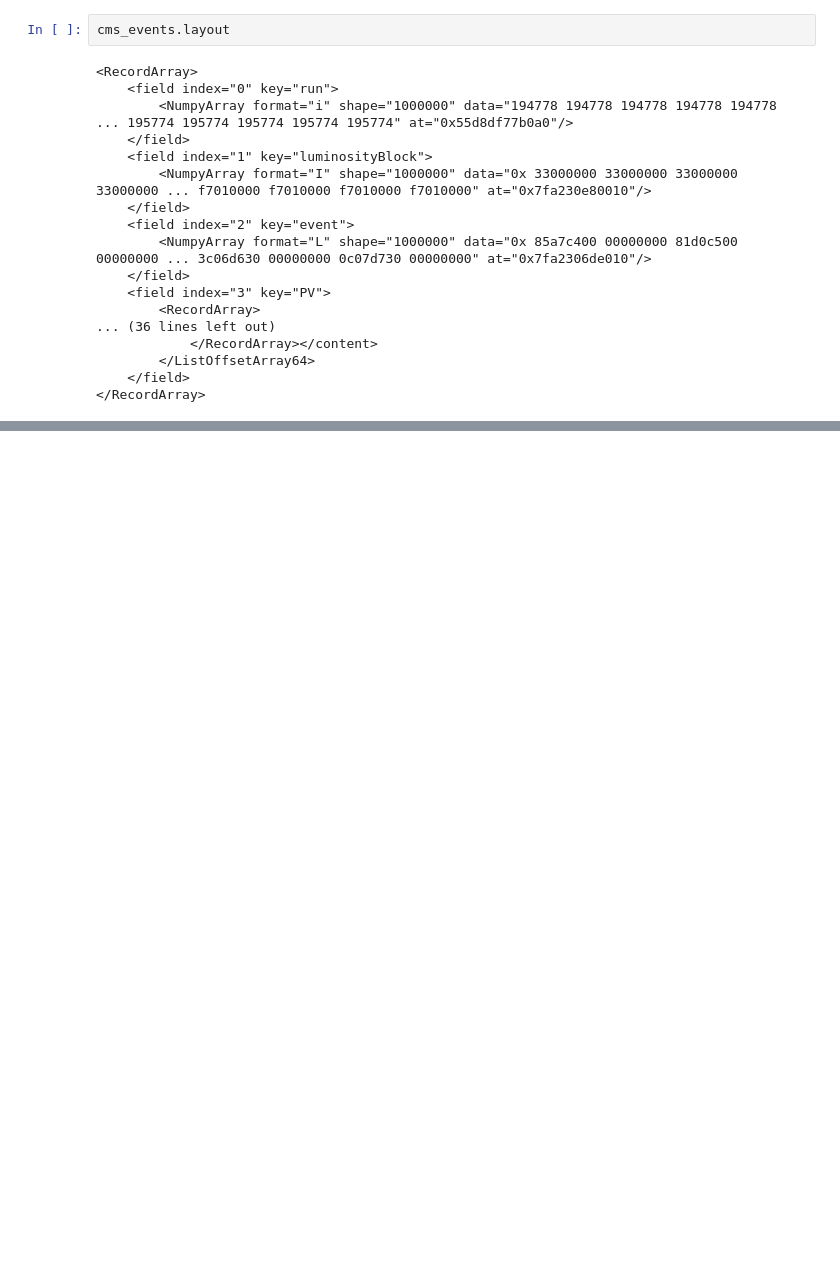
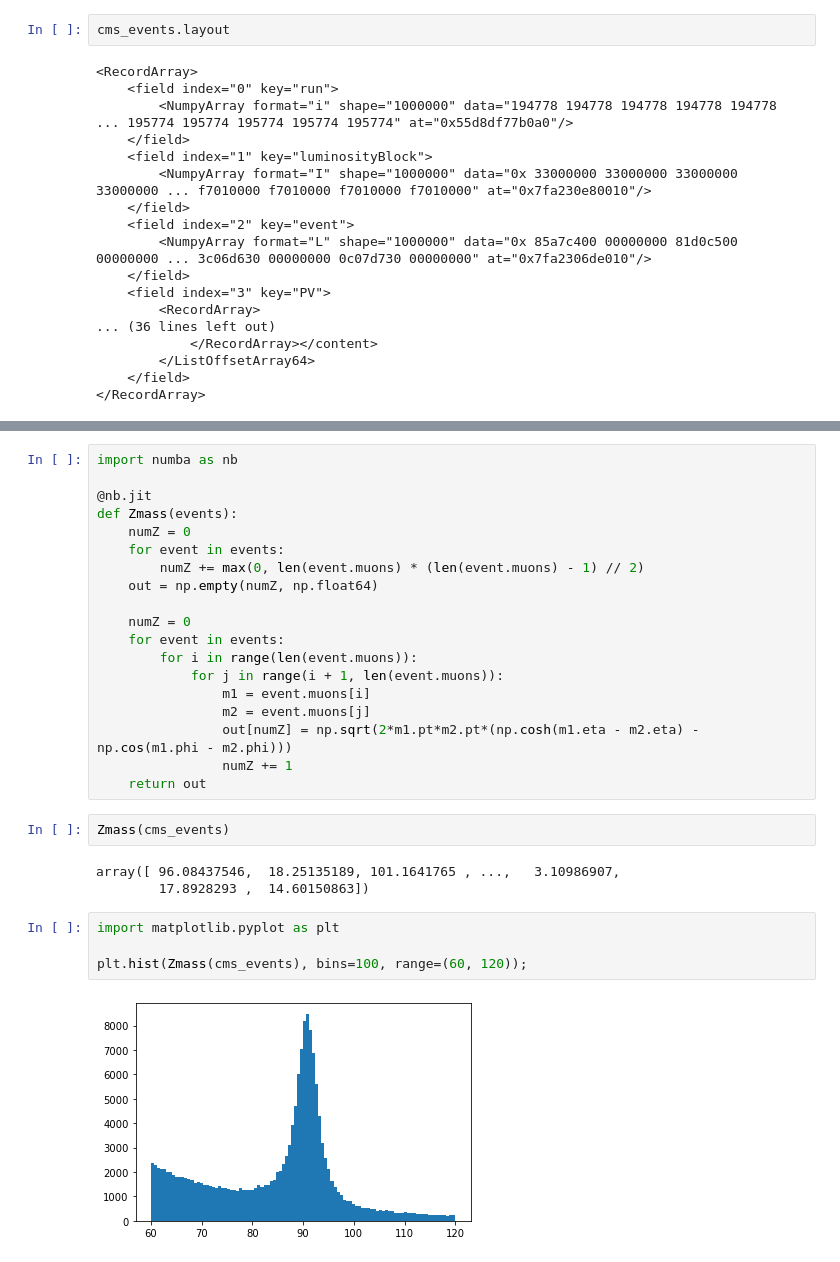
Before and after one commit to jpivarski-talks/2020-06-08-uproot-awkward-columnar-hats, a Jupyter notebook: 02-columnar-analysis-awkward-array.ipynb, the cells around one changed output, grey strips where cells are left out. Drawn from its saved outputs; the diff is of its cells as text; blank space fills up the shorter version.

```diff
--- a/02-columnar-analysis-awkward-array.ipynb
+++ b/02-columnar-analysis-awkward-array.ipynb
@@ -633,0 +668,30 @@ cms_events.layout
+# %%
+import numba as nb
+
+@nb.jit
+def Zmass(events):
+    numZ = 0
+    for event in events:
+        numZ += max(0, len(event.muons) * (len(event.muons) - 1) // 2)
+    out = np.empty(numZ, np.float64)
+
+    numZ = 0
+    for event in events:
+        for i in range(len(event.muons)):
+            for j in range(i + 1, len(event.muons)):
+                m1 = event.muons[i]
+                m2 = event.muons[j]
+                out[numZ] = np.sqrt(2*m1.pt*m2.pt*(np.cosh(m1.eta - m2.eta) - np.cos(m1.phi - m2.phi)))
+                numZ += 1
+    return out
+# %%
+Zmass(cms_events)
+# %% [output]
+array([ 96.08437546,  18.25135189, 101.1641765 , ...,   3.10986907,
+        17.8928293 ,  14.60150863])
+# %%
+import matplotlib.pyplot as plt
+
+plt.hist(Zmass(cms_events), bins=100, range=(60, 120));
+# %% [output]
+[figure, added]
```
Also changed, not shown: parts of 13 cells of this notebook.
